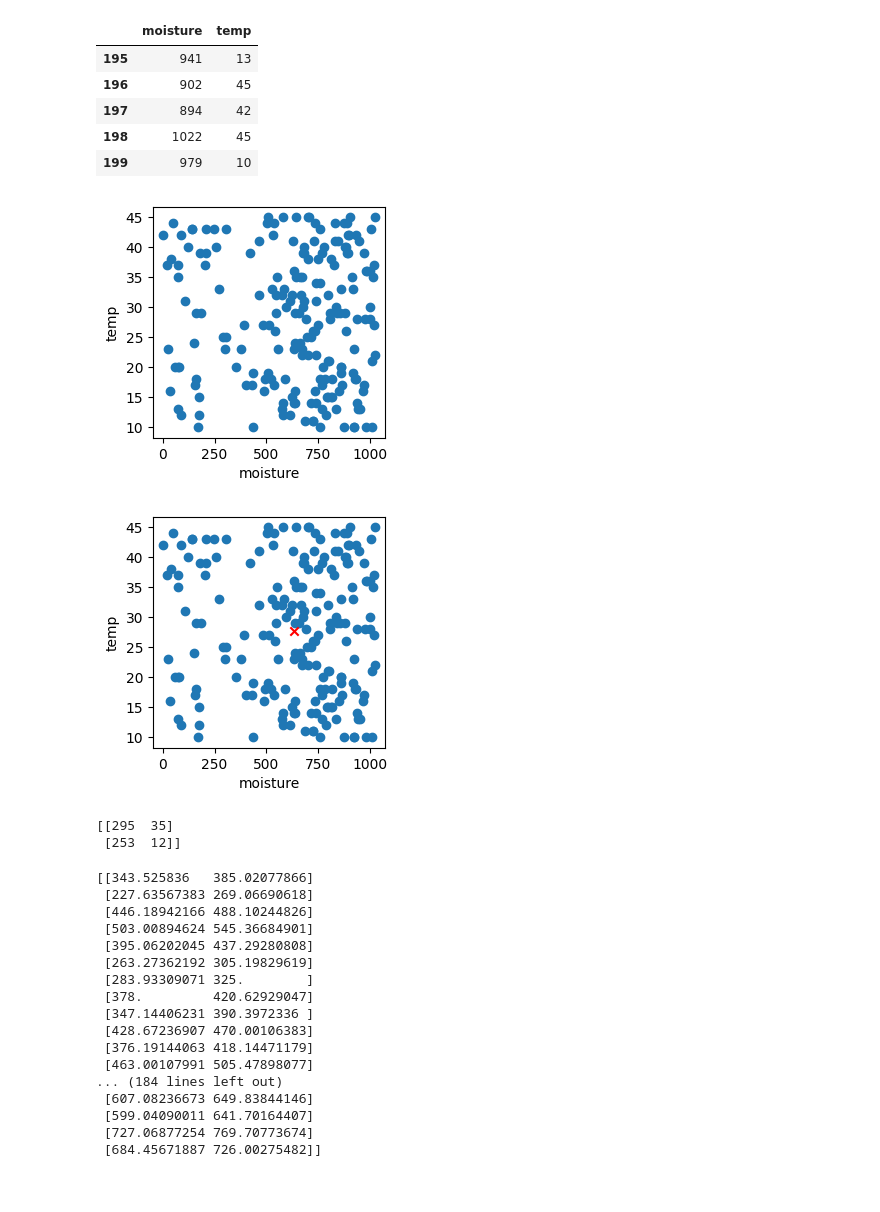
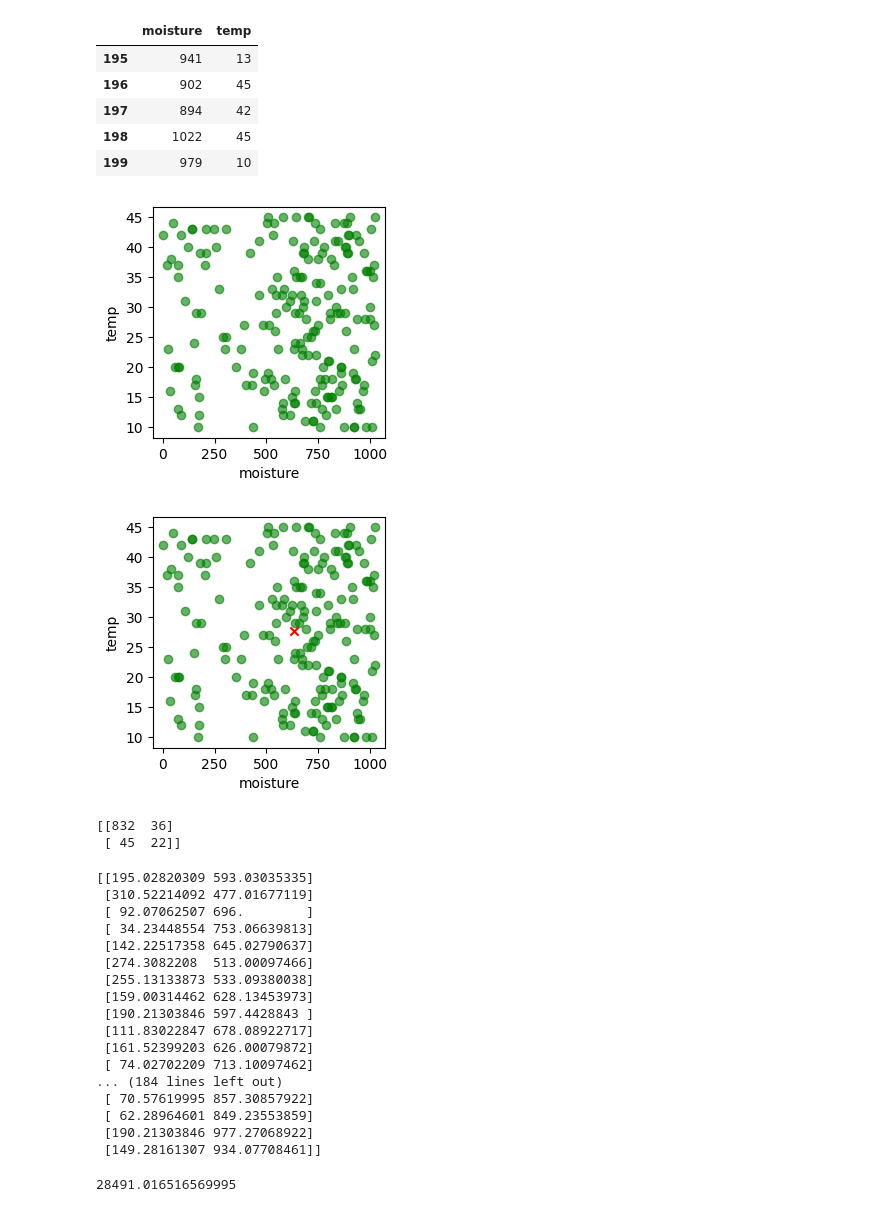
Before and after one commit to Jenloke/ML-K-Means-Clustering, a Jupyter notebook: irr.ipynb, the cells around one changed output. Cells and saved outputs as stored; diff of their text form; code cells hidden in the pictures.

```diff
--- a/irr.ipynb
+++ b/irr.ipynb
@@ -10,6 +10,6 @@ random.seed('spearhead')
 # Surpress SettingsWithCopyWarning Error
 pd.options.mode.copy_on_write = True
 # %%
-ship_table = pd.read_csv('Modified_Irrigation.csv')
+data_table = pd.read_csv('Modified_Irrigation.csv')
 # ship_table.head(2)
 # %%
@@ -30,8 +30,8 @@ memory usage: 6.4+ KB
 # Better Approach
 # ship_table.dropna(inplace=True)
 # ship_table.reset_index(drop=True, inplace=True)
-adjusted_ship_dataset = ship_table.dropna()
-adjusted_ship_dataset = adjusted_ship_dataset.reset_index(drop=True)
+adjusted_dataset = data_table.dropna()
+adjusted_dataset = adjusted_dataset.reset_index(drop=True)
 
 # adjusted_ship_dataset.info()
 # adjusted_ship_dataset.columns
@@ -40,7 +40,7 @@ adjusted_ship_dataset = adjusted_ship_dataset.reset_index(drop=True)
 feature1 = 'moisture'
 feature2 = 'temp'
 
-k_mean_df = adjusted_ship_dataset[[feature1, feature2]]
+k_mean_df = adjusted_dataset[[feature1, feature2]]
 # k_mean_df['n_centroid'] = np.nan
 
 k_mean_df.tail()
@@ -53,24 +53,24 @@ k_mean_df.tail()
 | 199 | 979 | 10 |
 # %%
 fig, ax = plt.subplots(figsize=(3, 3))
-ax.scatter(k_mean_df[feature1], k_mean_df[feature2])
+ax.scatter(k_mean_df[feature1], k_mean_df[feature2], color='green', alpha=0.6)
 ax.set_ylabel(feature2)
 ax.set_xlabel(feature1)
 plt.show()
 # %% [output]
-[figure, old version]
+[figure, new version]
 # %%
 centroid = [k_mean_df[feature1].mean(), k_mean_df[feature2].mean()]
 # print(centroid1)
 # k = 1
 fig, ax = plt.subplots(figsize=(3, 3))
-ax.scatter(k_mean_df[feature1], k_mean_df[feature2])
+ax.scatter(k_mean_df[feature1], k_mean_df[feature2], color='green', alpha=0.6)
 ax.scatter(centroid[0], centroid[1], color='red', marker='x')
 ax.set_xlabel(feature1)
 ax.set_ylabel(feature2)
 plt.show()
 # %% [output]
-[figure, old version]
+[figure, new version]
 # %%
 def randompoint(feature):
   min = k_mean_df[feature].min()
@@ -83,33 +83,42 @@ centroids = np.array([[randompoint(feature1), randompoint(feature2)] for _ in ra
 
 print(centroids)
 # %% [output]
-[[295  35]
- [253  12]]
+[[832  36]
+ [ 45  22]]
 # %%
 distances_centroids = np.array([[math.dist([k_mean_df.iloc[x][feature1], k_mean_df.iloc[x][feature2]], [centroid[0], centroid[1]]) for centroid in centroids] for x in range(k_mean_df.shape[0])])
 print(distances_centroids)
 # %% [output]
-[[343.525836   385.02077866]
- [227.63567383 269.06690618]
- [446.18942166 488.10244826]
- [503.00894624 545.36684901]
- [395.06202045 437.29280808]
- [263.27362192 305.19829619]
- [283.93309071 325.        ]
- [378.         420.62929047]
- [347.14406231 390.3972336 ]
- [428.67236907 470.00106383]
- [376.19144063 418.14471179]
- [463.00107991 505.47898077]
+[[195.02820309 593.03035335]
+ [310.52214092 477.01677119]
+ [ 92.07062507 696.        ]
+ [ 34.23448554 753.06639813]
+ [142.22517358 645.02790637]
+ [274.3082208  513.00097466]
+ [255.13133873 533.09380038]
+ [159.00314462 628.13453973]
+ [190.21303846 597.4428843 ]
+ [111.83022847 678.08922717]
+ [161.52399203 626.00079872]
+ [ 74.02702209 713.10097462]
 ... (184 lines left out)
- [607.08236673 649.83844146]
- [599.04090011 641.70164407]
- [727.06877254 769.70773674]
- [684.45671887 726.00275482]]
+ [ 70.57619995 857.30857922]
+ [ 62.28964601 849.23553859]
+ [190.21303846 977.27068922]
+ [149.28161307 934.07708461]]
 # %%
-index_centroids = np.array([x.argmin() for x in distances_centroids])
+index_centroids = np.array([[x.argmin(), x[x.argmin()]] for x in distances_centroids])
 # print(index_centroids)
-k_mean_df['nearest_centroids'] = index_centroids
+k_mean_df['nearest_centroids'] = index_centroids[:, 0]
+# k_mean_df['nearest_centroids_distance']
+wcss = index_centroids[:, 1].sum()
+
+# print(k_mean_df['nearest_centroids_distance'])
+# wcss = k_mean_df.groupby(by=['nearest_centroids'])[['nearest_centroids_distance']].sum().sum()
+# wcss = wcss['nearest_centroids_distance'].sum()
+print(wcss)
+# %% [output]
+28491.016516569995
 # %%
 # print(centroids)
 
```
Also changed, not shown: parts of 6 cells of this notebook.
